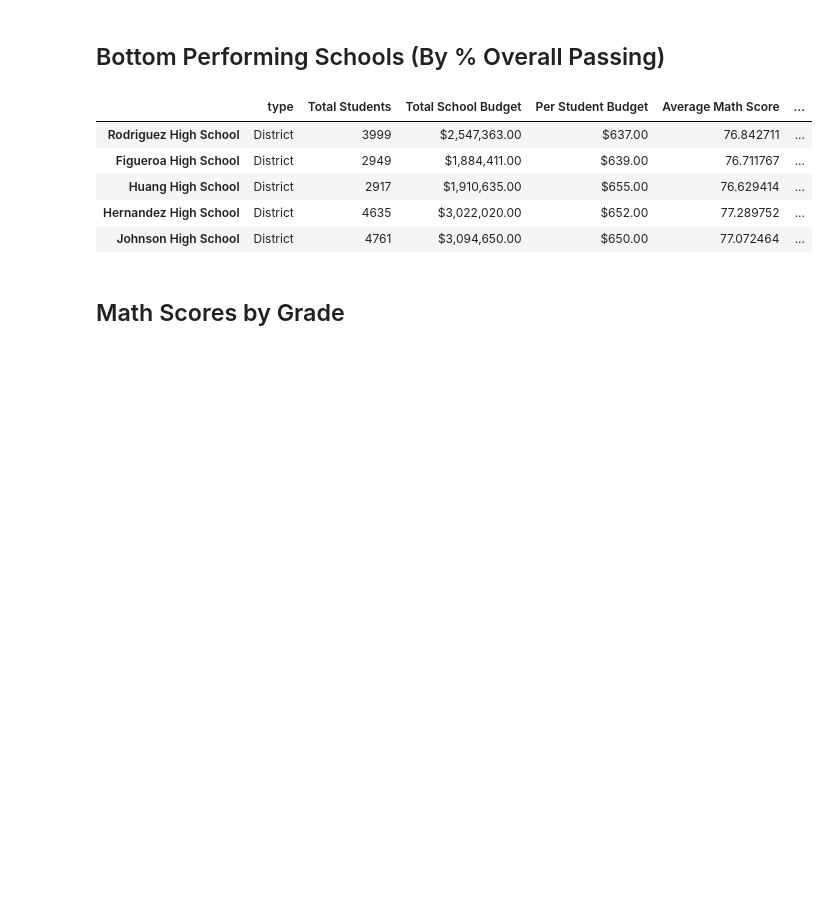
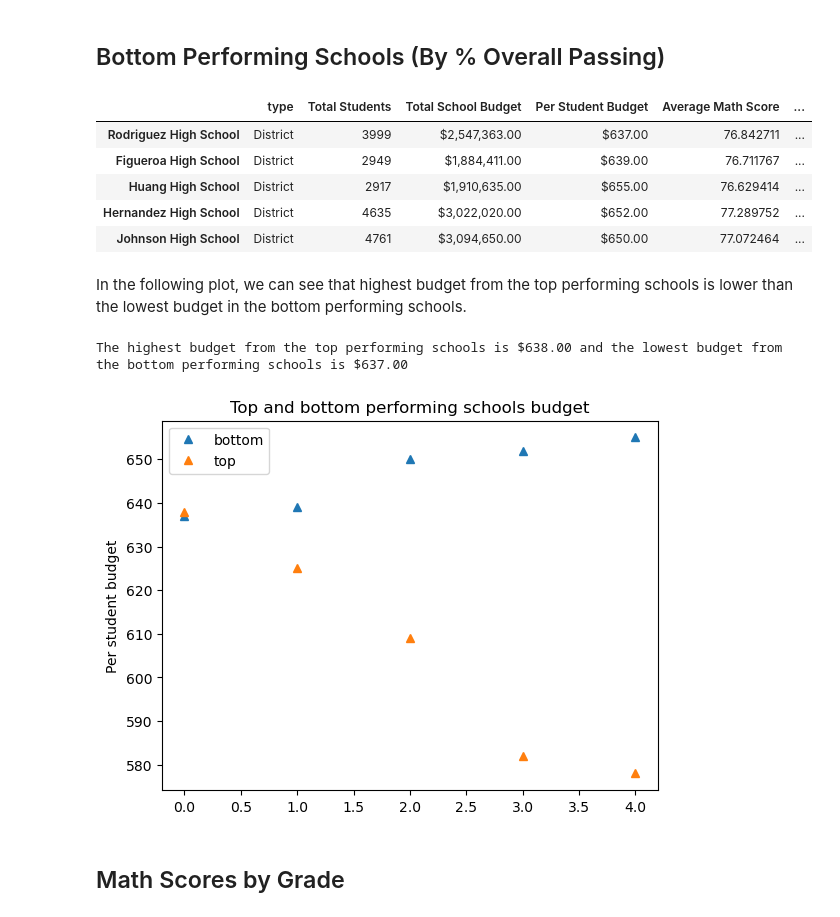
Before and after one commit to alisonands2000/a4-pandas-challenge, a Jupyter notebook: PyCitySchools/main.ipynb, the cells around one changed output. Drawn from its saved outputs; the diff is of its cells as text; code cells hidden in the pictures; blank space fills up the shorter version.

```diff
--- a/PyCitySchools/main.ipynb
+++ b/PyCitySchools/main.ipynb
@@ -9,6 +19,7 @@
 #imports
 import pandas as pd
 import numpy as np
+import matplotlib.pyplot as plt
 
 #filepaths
 school_data = '../Starter_Code/PyCitySchools/Resources/schools_complete.csv'
@@ -19,7 +30,7 @@ school_data = pd.read_csv(school_data)
 student_data = pd.read_csv(student_data)
 
 #merging all data into one dataframe
-school_data_all = pd.merge(student_data, school_data, how = "left", on = ["school_name", "school_name"])
+school_data_all = pd.merge(student_data, school_data, how = "left", on = ["school_name"])
 school_data_all.head()
 # %% [output]
 |  | Student ID | student_name | gender | grade | school_name | reading_score | math_score | School ID | ... |
@@ -362,6 +374,26 @@ bottom_schools.head(5)
 | Huang High School | District | 2917 | $1,910,635.00 | $655.00 | 76.629414 | ... |
 | Hernandez High School | District | 4635 | $3,022,020.00 | $652.00 | 77.289752 | ... |
 | Johnson High School | District | 4761 | $3,094,650.00 | $650.00 | 77.072464 | ... |
+# %% [markdown]
+In the following plot, we can see that highest budget from the top performing schools is lower than the lowest budget in the bottom performing schools.
+# %%
+# Not in the assignment, but interesting
+bottom = [637, 639, 655, 652, 650]
+top = [582, 638, 625, 578, 609]
+bottom.sort()
+top.sort(reverse = True)
+plt.plot(bottom, '^', label = 'bottom')
+plt.plot(top, '^', label = 'top')
+plt.legend()
+plt.ylabel('Per student budget')
+plt.title('Top and bottom performing schools budget')
+print(f'The highest budget from the top performing schools \
+is', top_schools.head(5)['Per Student Budget'].max(), 'and \
+the lowest budget from the bottom performing schools is',
+bottom_schools.head(5)['Per Student Budget'].min())
+# %% [output]
+The highest budget from the top performing schools is $638.00 and the lowest budget from the bottom performing schools is $637.00
+[figure, added]
 # %% [markdown]
 ## Math Scores by Grade
 # %%
```
Also changed, not shown: parts of 6 cells of this notebook.
